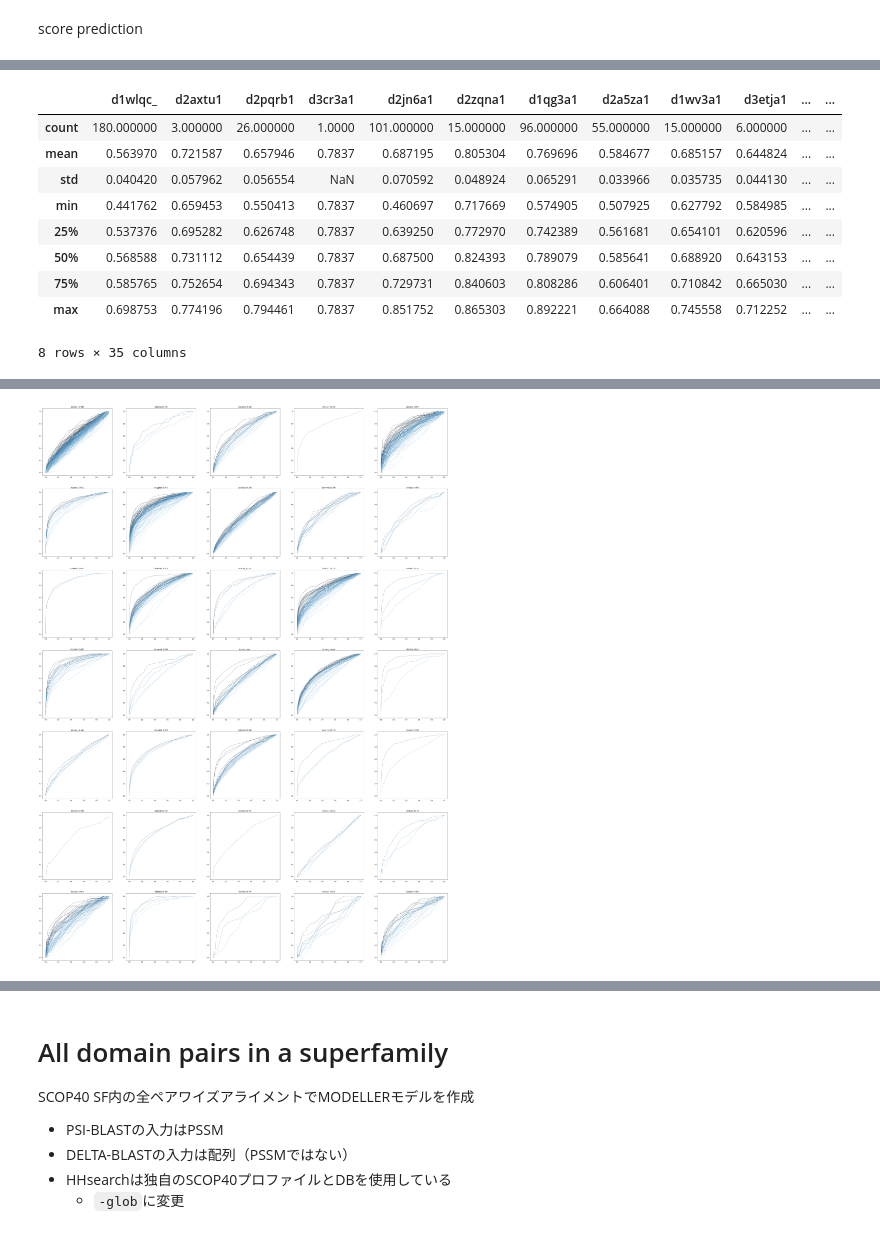
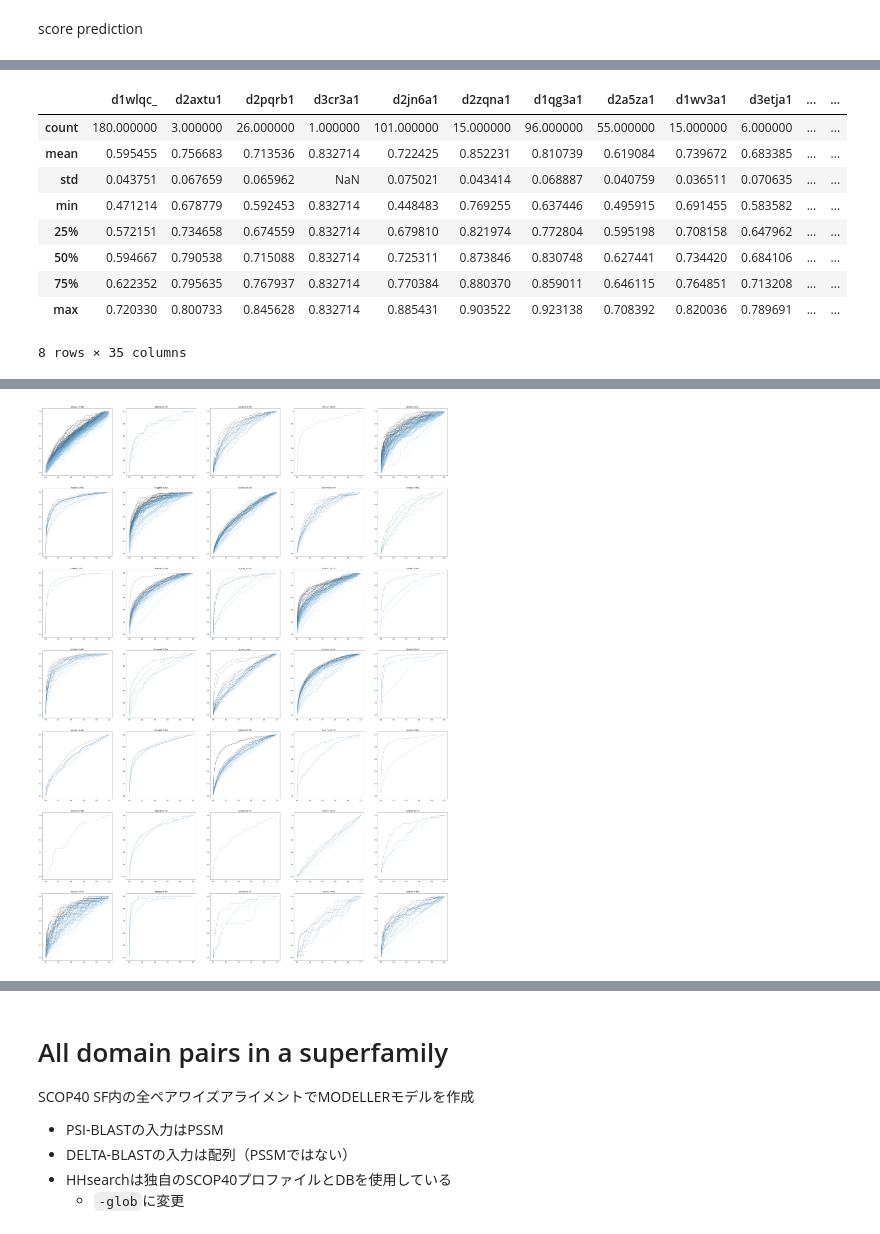
Before and after one commit to shuichiro-makigaki/exmachina, a Jupyter notebook: contrib/kNearestNeighbor.ipynb, the cells around one changed output, grey strips where cells are left out. Cells and saved outputs as stored; diff of their text form; code cells hidden in the pictures.

```diff
--- a/contrib/kNearestNeighbor.ipynb
+++ b/contrib/kNearestNeighbor.ipynb
@@ -73,49 +73,49 @@ for query in tqdm(test_domain):
         if domain == query:
             continue
         test = get_validation_label(query, domain, structural_alignments, '../data/train/pssm').flatten()
-        pred = np.load(f'../data/prediction/flann19_scop40_logscore_tmscore0.5_window5_ratio0.1_nn100/{query}/{domain}.npy').flatten()
+        pred = np.load(f'../data/prediction/flann19_scop40_logscore_tmscore0.5_window5_ratio0.1_nn1000/{query}/{domain}.npy').flatten()
         assert test.shape[0] == pred.shape[0]
         fpr, tpr, _ = metrics.roc_curve(test, pred)
         auc_d[query].append(metrics.auc(fpr, tpr))
         roc_d[query]['fpr'].extend(fpr)
         roc_d[query]['tpr'].extend(tpr)
         roc_d[query]['index'].extend([i]*len(fpr))
         i += 1
 
 auc_df = pandas.DataFrame.from_dict(auc_d, orient='index')
 auc_df = auc_df.transpose()
 display(auc_df.describe())
 
 # Visualize
 fig, axes = pyplot.subplots(7, 5, figsize=(50, 70))
 # seaborn.set_context('talk')
 i = 0
 for query in tqdm(test_domain):
     roc_df = pandas.DataFrame.from_dict(roc_d[query])
     seaborn.lineplot(x='fpr', y='tpr', data=roc_df, hue='index', linewidth=.6,
                      palette=seaborn.color_palette('Blues_d', len(auc_d[query])),
                      hue_order=sorted(range(len(auc_d[query])), key=lambda _: auc_d[query][_], reverse=True),
                      ax=axes[int(i/5), i%5], legend=False)
     avgauc = auc_df[query].mean()
     axes[int(i/5), i%5].set_title(f'{query} ({avgauc:.2f})')
     axes[int(i/5), i%5].set_xlabel('')
     axes[int(i/5), i%5].set_ylabel('')
     i += 1
 fig.savefig('roc_label_prediction.pdf', bbox_inches='tight', pad_inches = 0)
 # %% [output]
 [interactive output not drawn]
 |  | d1wlqc_ | d2axtu1 | d2pqrb1 | d3cr3a1 | d2jn6a1 | d2zqna1 | d1qg3a1 | d2a5za1 | d1wv3a1 | d3etja1 | ... | ... |
-| count | 180.000000 | 3.000000 | 26.000000 | 1.0000 | 101.000000 | 15.000000 | 96.000000 | 55.000000 | 15.000000 | 6.000000 | ... | ... |
-| mean | 0.563970 | 0.721587 | 0.657946 | 0.7837 | 0.687195 | 0.805304 | 0.769696 | 0.584677 | 0.685157 | 0.644824 | ... | ... |
-| std | 0.040420 | 0.057962 | 0.056554 | NaN | 0.070592 | 0.048924 | 0.065291 | 0.033966 | 0.035735 | 0.044130 | ... | ... |
-| min | 0.441762 | 0.659453 | 0.550413 | 0.7837 | 0.460697 | 0.717669 | 0.574905 | 0.507925 | 0.627792 | 0.584985 | ... | ... |
-| 25% | 0.537376 | 0.695282 | 0.626748 | 0.7837 | 0.639250 | 0.772970 | 0.742389 | 0.561681 | 0.654101 | 0.620596 | ... | ... |
-| 50% | 0.568588 | 0.731112 | 0.654439 | 0.7837 | 0.687500 | 0.824393 | 0.789079 | 0.585641 | 0.688920 | 0.643153 | ... | ... |
-| 75% | 0.585765 | 0.752654 | 0.694343 | 0.7837 | 0.729731 | 0.840603 | 0.808286 | 0.606401 | 0.710842 | 0.665030 | ... | ... |
-| max | 0.698753 | 0.774196 | 0.794461 | 0.7837 | 0.851752 | 0.865303 | 0.892221 | 0.664088 | 0.745558 | 0.712252 | ... | ... |
+| count | 180.000000 | 3.000000 | 26.000000 | 1.000000 | 101.000000 | 15.000000 | 96.000000 | 55.000000 | 15.000000 | 6.000000 | ... | ... |
+| mean | 0.595455 | 0.756683 | 0.713536 | 0.832714 | 0.722425 | 0.852231 | 0.810739 | 0.619084 | 0.739672 | 0.683385 | ... | ... |
+| std | 0.043751 | 0.067659 | 0.065962 | NaN | 0.075021 | 0.043414 | 0.068887 | 0.040759 | 0.036511 | 0.070635 | ... | ... |
+| min | 0.471214 | 0.678779 | 0.592453 | 0.832714 | 0.448483 | 0.769255 | 0.637446 | 0.495915 | 0.691455 | 0.583582 | ... | ... |
+| 25% | 0.572151 | 0.734658 | 0.674559 | 0.832714 | 0.679810 | 0.821974 | 0.772804 | 0.595198 | 0.708158 | 0.647962 | ... | ... |
+| 50% | 0.594667 | 0.790538 | 0.715088 | 0.832714 | 0.725311 | 0.873846 | 0.830748 | 0.627441 | 0.734420 | 0.684106 | ... | ... |
+| 75% | 0.622352 | 0.795635 | 0.767937 | 0.832714 | 0.770384 | 0.880370 | 0.859011 | 0.646115 | 0.764851 | 0.713208 | ... | ... |
+| max | 0.720330 | 0.800733 | 0.845628 | 0.832714 | 0.885431 | 0.903522 | 0.923138 | 0.708392 | 0.820036 | 0.789691 | ... | ... |
 8 rows × 35 columns
 [interactive output not drawn]
-[figure, old version]
+[figure, new version]
 # %%
 from pathlib import Path
 import sys
```
Also changed, not shown: parts of 3 cells of this notebook, 3 other files.
